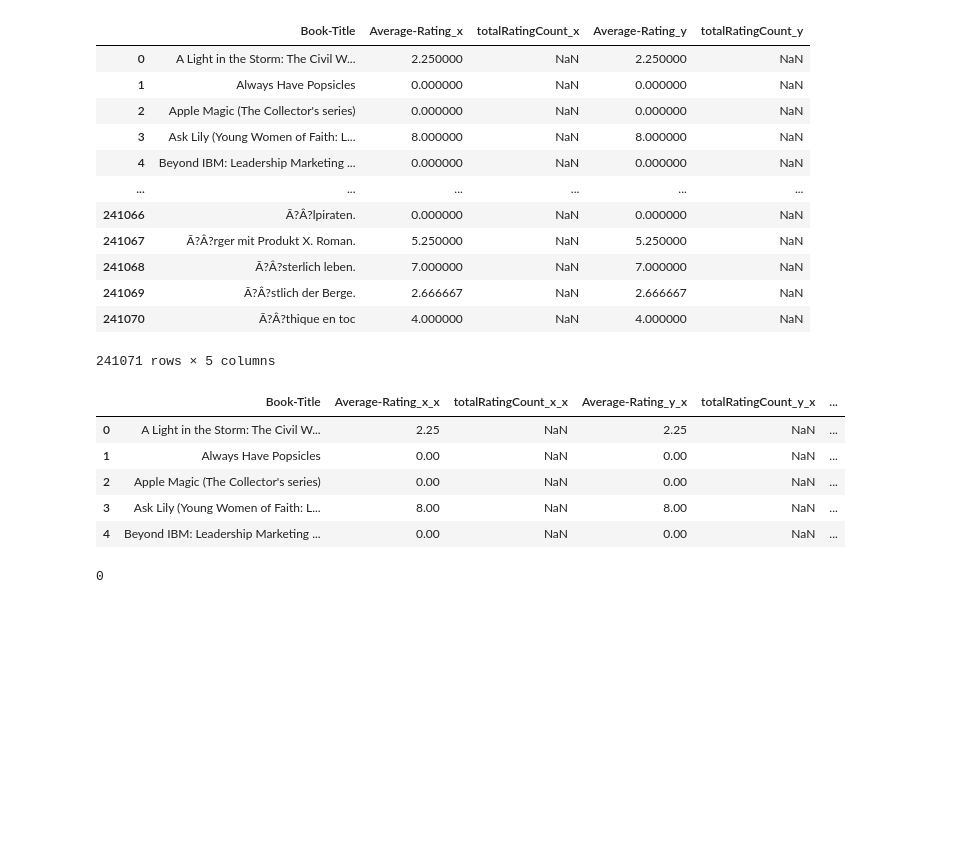
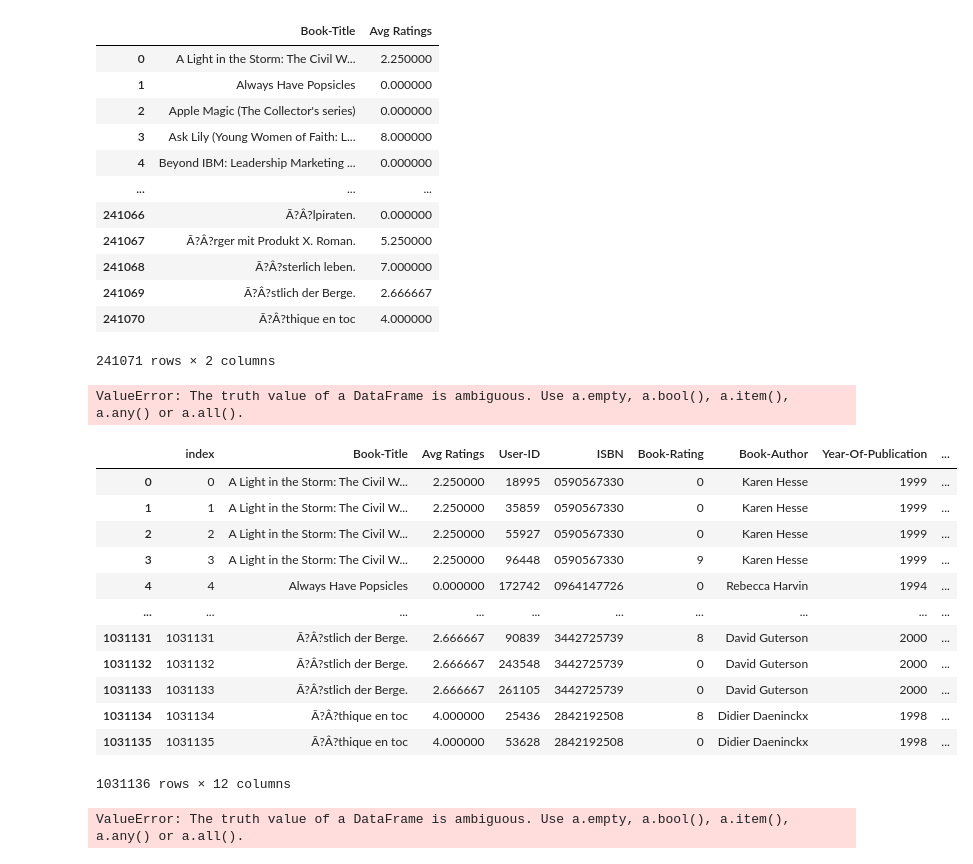
Before and after one commit to Anushlinux/Book-Recommendation-System, a Jupyter notebook: book_recomend.ipynb, the cells around one changed output. Drawn from its saved outputs; the diff is of its cells as text; code cells hidden in the pictures; blank space fills up the shorter version.

```diff
--- a/book_recomend.ipynb
+++ b/book_recomend.ipynb
@@ -33,33 +54,42 @@ new_rating.rename(columns = {'Book-Rating' : 'Average-Rating'}, inplace = True)
+# %%
+new_ratings
+# %% [output]
+|  | Book-Title | Avg Ratings |
+| 0 | A Light in the Storm: The Civil W... | 2.250000 |
+| 1 | Always Have Popsicles | 0.000000 |
+| 2 | Apple Magic (The Collector's series) | 0.000000 |
+| 3 | Ask Lily (Young Women of Faith: L... | 8.000000 |
+| 4 | Beyond IBM: Leadership Marketing ... | 0.000000 |
+| ... | ... | ... |
+| 241066 | Ã?Â?lpiraten. | 0.000000 |
+| 241067 | Ã?Â?rger mit Produkt X. Roman. | 5.250000 |
+| 241068 | Ã?Â?sterlich leben. | 7.000000 |
+| 241069 | Ã?Â?stlich der Berge. | 2.666667 |
+| 241070 | Ã?Â?thique en toc | 4.000000 |
+241071 rows × 2 columns
 # %%
-new_rating = pd.merge(new_rating, new_rating, on = 'Book-Title')
+new_ratings.merge(new_ratings, ratings_name, on ="Book-Title")
+# %% [output]
+ValueError: The truth value of a DataFrame is ambiguous. Use a.empty, a.bool(), a.item(), a.any() or a.all().
-# %%
-new_rating
-# %% [output]
-|  | Book-Title | Average-Rating_x | totalRatingCount_x | Average-Rating_y | totalRatingCount_y |
-| 0 | A Light in the Storm: The Civil W... | 2.250000 | NaN | 2.250000 | NaN |
-| 1 | Always Have Popsicles | 0.000000 | NaN | 0.000000 | NaN |
-| 2 | Apple Magic (The Collector's series) | 0.000000 | NaN | 0.000000 | NaN |
-| 3 | Ask Lily (Young Women of Faith: L... | 8.000000 | NaN | 8.000000 | NaN |
-| 4 | Beyond IBM: Leadership Marketing ... | 0.000000 | NaN | 0.000000 | NaN |
-| ... | ... | ... | ... | ... | ... |
-| 241066 | Ã?Â?lpiraten. | 0.000000 | NaN | 0.000000 | NaN |
-| 241067 | Ã?Â?rger mit Produkt X. Roman. | 5.250000 | NaN | 5.250000 | NaN |
-| 241068 | Ã?Â?sterlich leben. | 7.000000 | NaN | 7.000000 | NaN |
-| 241069 | Ã?Â?stlich der Berge. | 2.666667 | NaN | 2.666667 | NaN |
-| 241070 | Ã?Â?thique en toc | 4.000000 | NaN | 4.000000 | NaN |
-241071 rows × 5 columns
 # %%
-new_rating = pd.merge(new_rating, new_rating, on = 'Book-Title')
+popular_df = new_ratings.merge(ratings_name, on="Book-Title")
-# %%
-new_rating.head()
-# %% [output]
-|  | Book-Title | Average-Rating_x_x | totalRatingCount_x_x | Average-Rating_y_x | totalRatingCount_y_x | ... |
-| 0 | A Light in the Storm: The Civil W... | 2.25 | NaN | 2.25 | NaN | ... |
-| 1 | Always Have Popsicles | 0.00 | NaN | 0.00 | NaN | ... |
-| 2 | Apple Magic (The Collector's series) | 0.00 | NaN | 0.00 | NaN | ... |
-| 3 | Ask Lily (Young Women of Faith: L... | 8.00 | NaN | 8.00 | NaN | ... |
-| 4 | Beyond IBM: Leadership Marketing ... | 0.00 | NaN | 0.00 | NaN | ... |
-# %%
-books.duplicated().sum()
-# %% [output]
-0
+# %%
+popular_df.reset_index()
+# %% [output]
+|  | index | Book-Title | Avg Ratings | User-ID | ISBN | Book-Rating | Book-Author | Year-Of-Publication | ... |
+| 0 | 0 | A Light in the Storm: The Civil W... | 2.250000 | 18995 | 0590567330 | 0 | Karen Hesse | 1999 | ... |
+| 1 | 1 | A Light in the Storm: The Civil W... | 2.250000 | 35859 | 0590567330 | 0 | Karen Hesse | 1999 | ... |
+| 2 | 2 | A Light in the Storm: The Civil W... | 2.250000 | 55927 | 0590567330 | 0 | Karen Hesse | 1999 | ... |
+| 3 | 3 | A Light in the Storm: The Civil W... | 2.250000 | 96448 | 0590567330 | 9 | Karen Hesse | 1999 | ... |
+| 4 | 4 | Always Have Popsicles | 0.000000 | 172742 | 0964147726 | 0 | Rebecca Harvin | 1994 | ... |
+| ... | ... | ... | ... | ... | ... | ... | ... | ... | ... |
+| 1031131 | 1031131 | Ã?Â?stlich der Berge. | 2.666667 | 90839 | 3442725739 | 8 | David Guterson | 2000 | ... |
+| 1031132 | 1031132 | Ã?Â?stlich der Berge. | 2.666667 | 243548 | 3442725739 | 0 | David Guterson | 2000 | ... |
+| 1031133 | 1031133 | Ã?Â?stlich der Berge. | 2.666667 | 261105 | 3442725739 | 0 | David Guterson | 2000 | ... |
+| 1031134 | 1031134 | Ã?Â?thique en toc | 4.000000 | 25436 | 2842192508 | 8 | Didier Daeninckx | 1998 | ... |
+| 1031135 | 1031135 | Ã?Â?thique en toc | 4.000000 | 53628 | 2842192508 | 0 | Didier Daeninckx | 1998 | ... |
+1031136 rows × 12 columns
+# %%
+popular_df = new_ratings.merge(new_ratings, ratings_name, on = "Book-Title")
+# %% [output]
+ValueError: The truth value of a DataFrame is ambiguous. Use a.empty, a.bool(), a.item(), a.any() or a.all().
```
Also changed, not shown: parts of 15 cells of this notebook.
